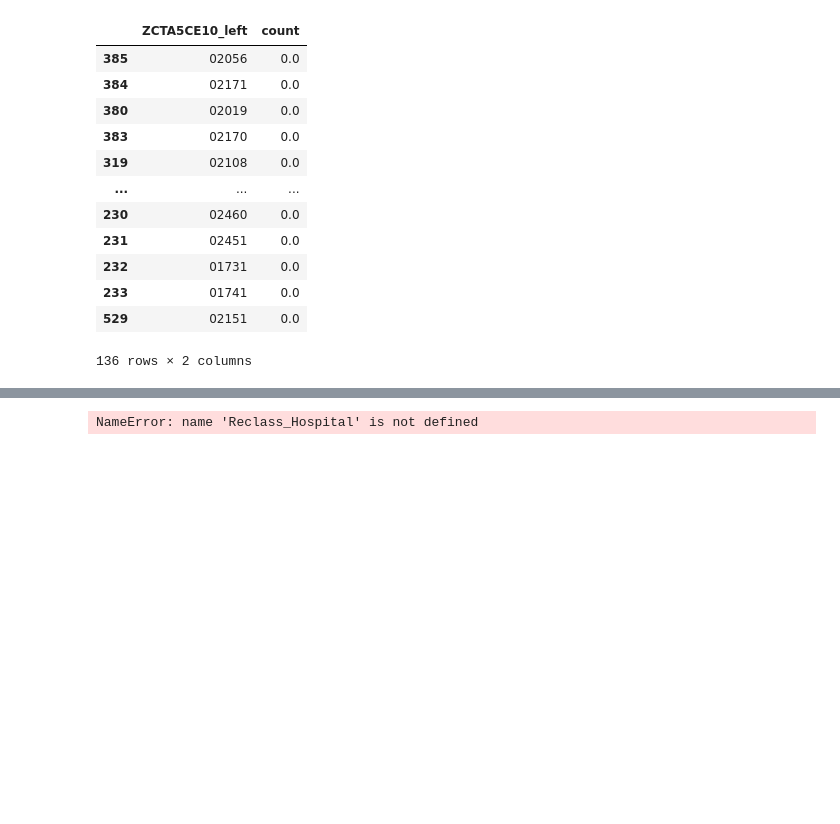
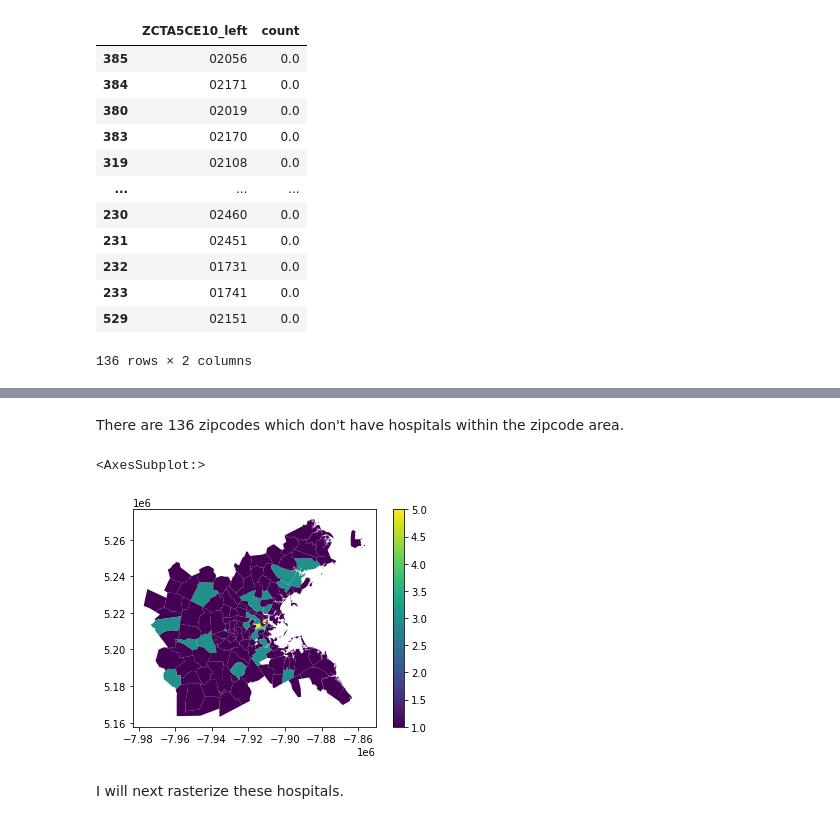
Before and after one commit to zhining-sun/UEP239-FinalProject, a Jupyter notebook: FinalProject_ZhiningSun.ipynb, the cells around one changed output, grey strips where cells are left out. Saved outputs shown, nothing was run; the diff lists cells and outputs as text; code cells hidden in the pictures; blank space fills up the shorter version.

```diff
--- a/FinalProject_ZhiningSun.ipynb
+++ b/FinalProject_ZhiningSun.ipynb
@@ -506,5 +490,0 @@ There are 136 zipcodes which don't have hospitals within the zipcode area.
-# %%
-#Reclassification
-Reclass_Hospital[(hospital_join['count'] == 0)] =1
-# %% [output]
-NameError: name 'Reclass_Hospital' is not defined
@@ -515,0 +491,2 @@ Reclass_Hospital[(hospital_join['count'] >4)] =5
+# %% [markdown]
+There are 136 zipcodes which don't have hospitals within the zipcode area.
@@ -515,0 +495,13 @@ Reclass_Hospital[(hospital_join['count'] >4)] =5
+# %%
+#Reclassification
+hospital_join.loc[hospital_join['count']==0,'reclassify']=1
+hospital_join.loc[hospital_join['count']==1,'reclassify']=3
+hospital_join.loc[hospital_join['count']==2,'reclassify']=4
+hospital_join.loc[hospital_join['count']==3,'reclassify']=5
+# %%
+hospital_join.plot(column = 'reclassify',legend=True)
+# %% [output]
+<AxesSubplot:>
+[figure, added]
+# %% [markdown]
+I will next rasterize these hospitals.
```
Also changed, not shown: parts of 53 cells of this notebook.
